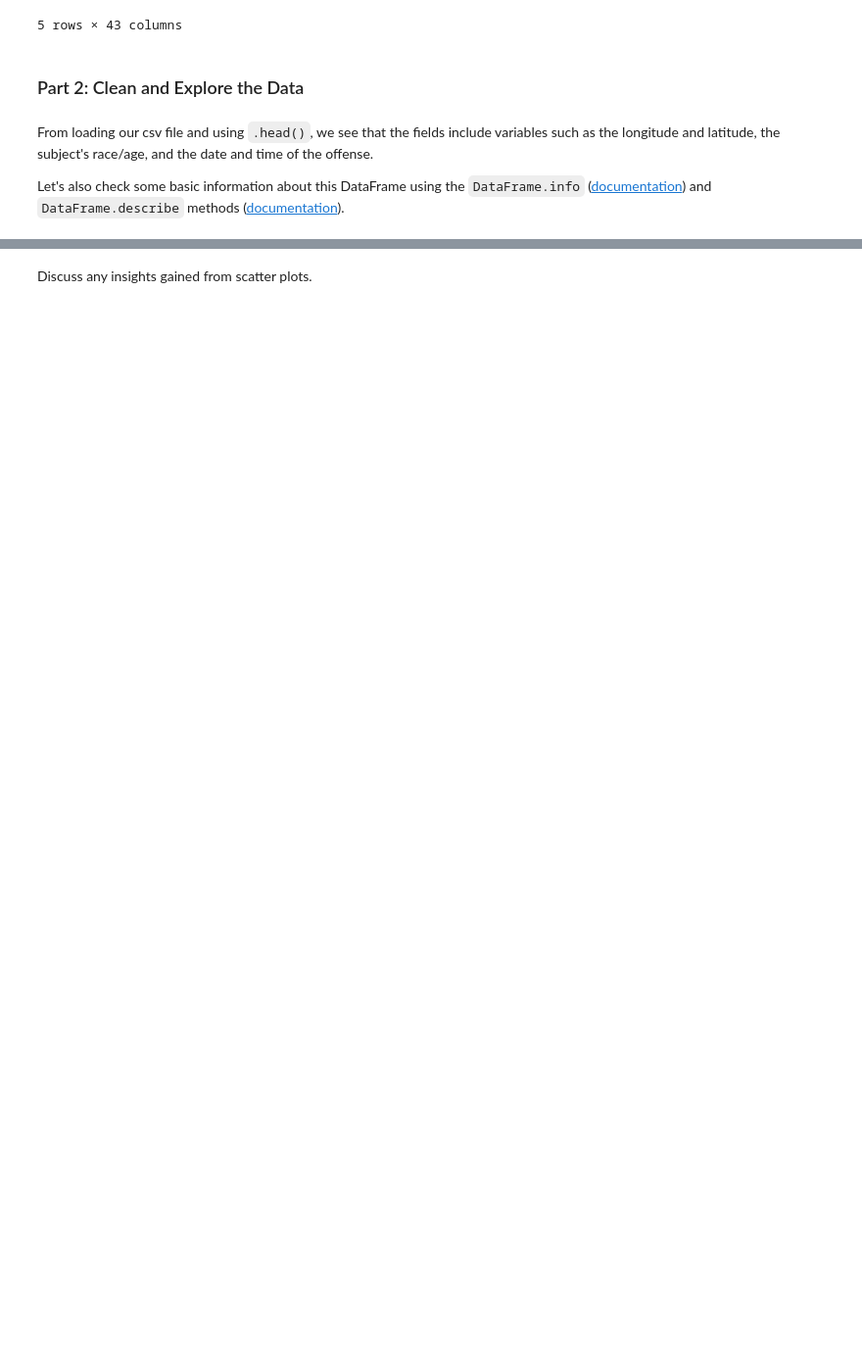
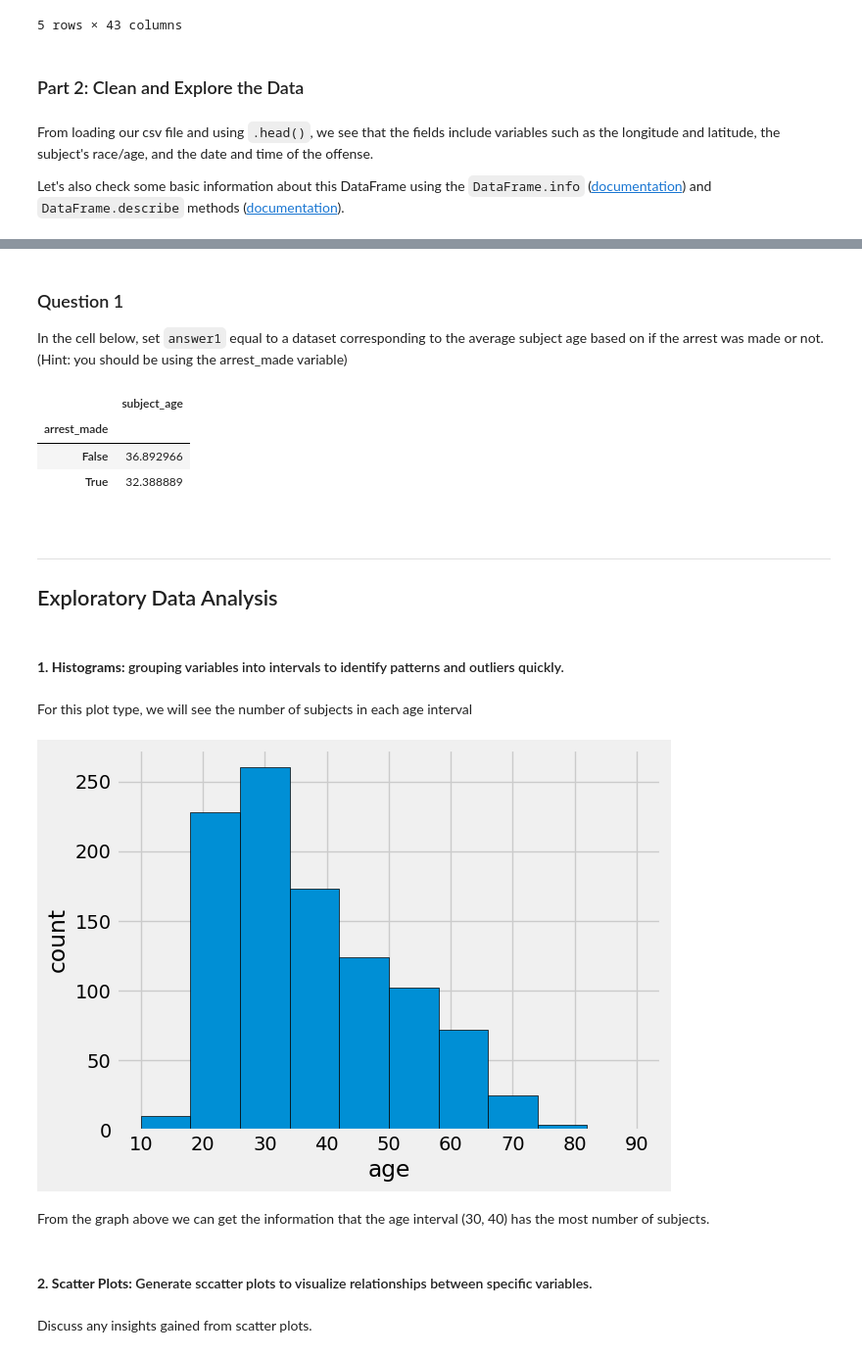
Before and after one commit to ds-modules/Legalst-123, a Jupyter notebook: labs/04_Probability Distributions, Bootstrap, and Confidence Intervals/04_Visualizatio_SummaryStatistics_Aggregations.ipynb, the cells around one changed output, grey strips where cells are left out. Shown at 98% size. Drawn from its saved outputs; the diff is of its cells as text; code cells hidden in the pictures; blank space fills up the shorter version.

```diff
--- a/labs/04_Probability Distributions, Bootstrap, and Confidence Intervals/04_Visualizatio_SummaryStatistics_Aggregations.ipynb
+++ b/labs/04_Probability Distributions, Bootstrap, and Confidence Intervals/04_Visualizatio_SummaryStatistics_Aggregations.ipynb
@@ -186,2 +210,47 @@ Interpret the distributions of these variables.
+# %% [markdown]
+### Question 1
+
+In the cell below, set `answer1` equal to a dataset corresponding to the average subject age based on if the arrest was made or not. (Hint: you should be using the arrest_made variable)
+
+<!--
+BEGIN QUESTION
+name: q1
+-->
+# %%
+answer1 = stops[['arrest_made', 'subject_age']].groupby('arrest_made').mean()
+answer1
+# %% [output]
+|  | subject_age |
+| arrest_made |  |
+| False | 36.892966 |
+| True | 32.388889 |
+# %% [markdown]
+<br/>
+
+<hr style="border: 1px solid #fdb515;" />
+
+## Exploratory Data Analysis
+# %% [markdown]
+#### **1. Histograms:** grouping variables into intervals to identify patterns and outliers quickly.
+# %% [markdown]
+For this plot type, we will see the number of subjects in each age interval
+# %%
+#we first need to import the library
+import matplotlib.pyplot as plt
+
+#then we need to specify the number of bins and range of values of the histogram
+num_bins = 10
+hist_range = (10, 90)
+
+plt.hist(stops['subject_age'], bins=num_bins, range=hist_range, edgecolor='k')
+plt.xlabel('age')
+plt.ylabel('count')
+plt.show()
+# %% [output]
+[figure, added]
+# %% [markdown]
+From the graph above we can get the information that the age interval (30, 40) has the most number of subjects.
+# %% [markdown]
+#### **2. Scatter Plots:** Generate sccatter plots to visualize relationships between specific variables.
 # %% [markdown]
 Discuss any insights gained from scatter plots.
```
Also changed, not shown: parts of 48 cells of this notebook, 1 other file.
